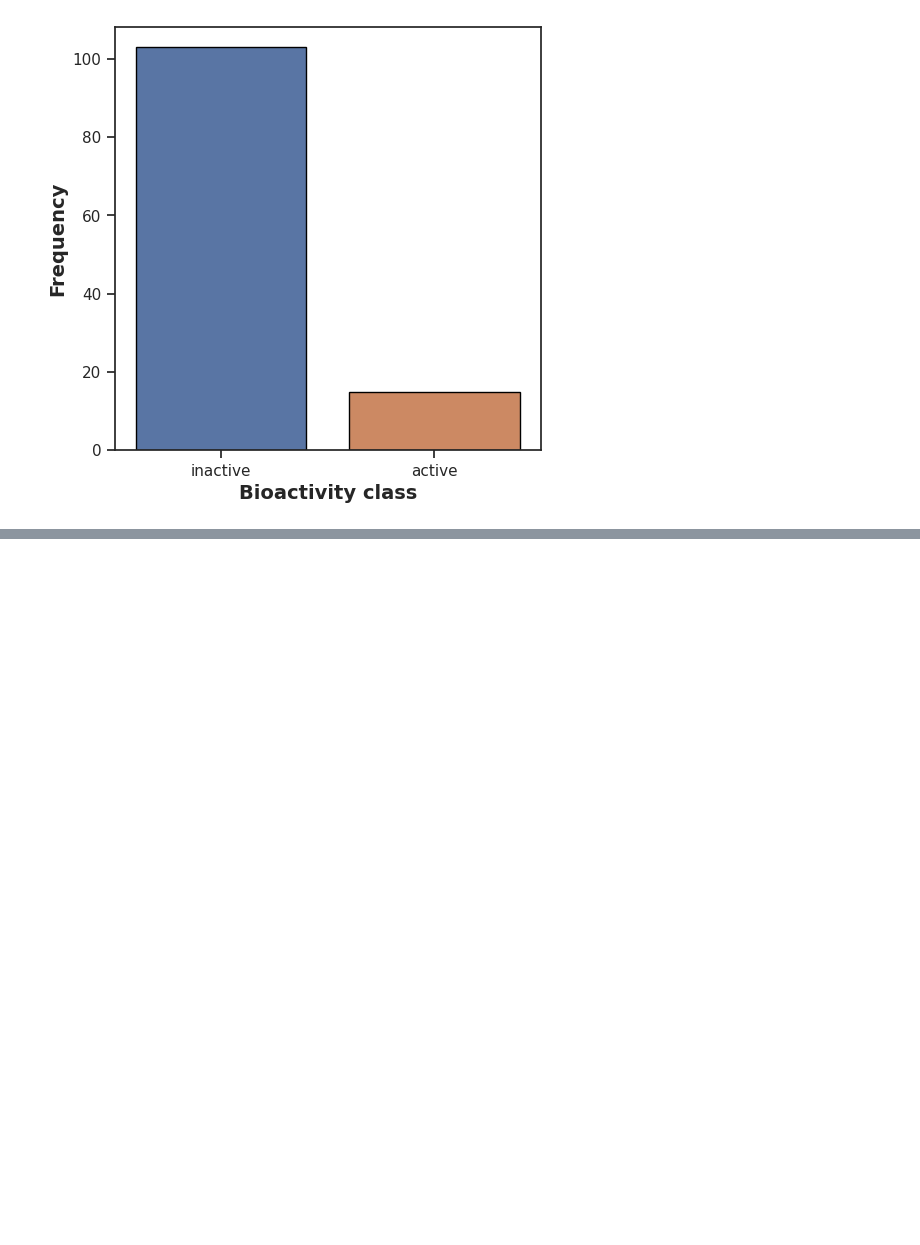
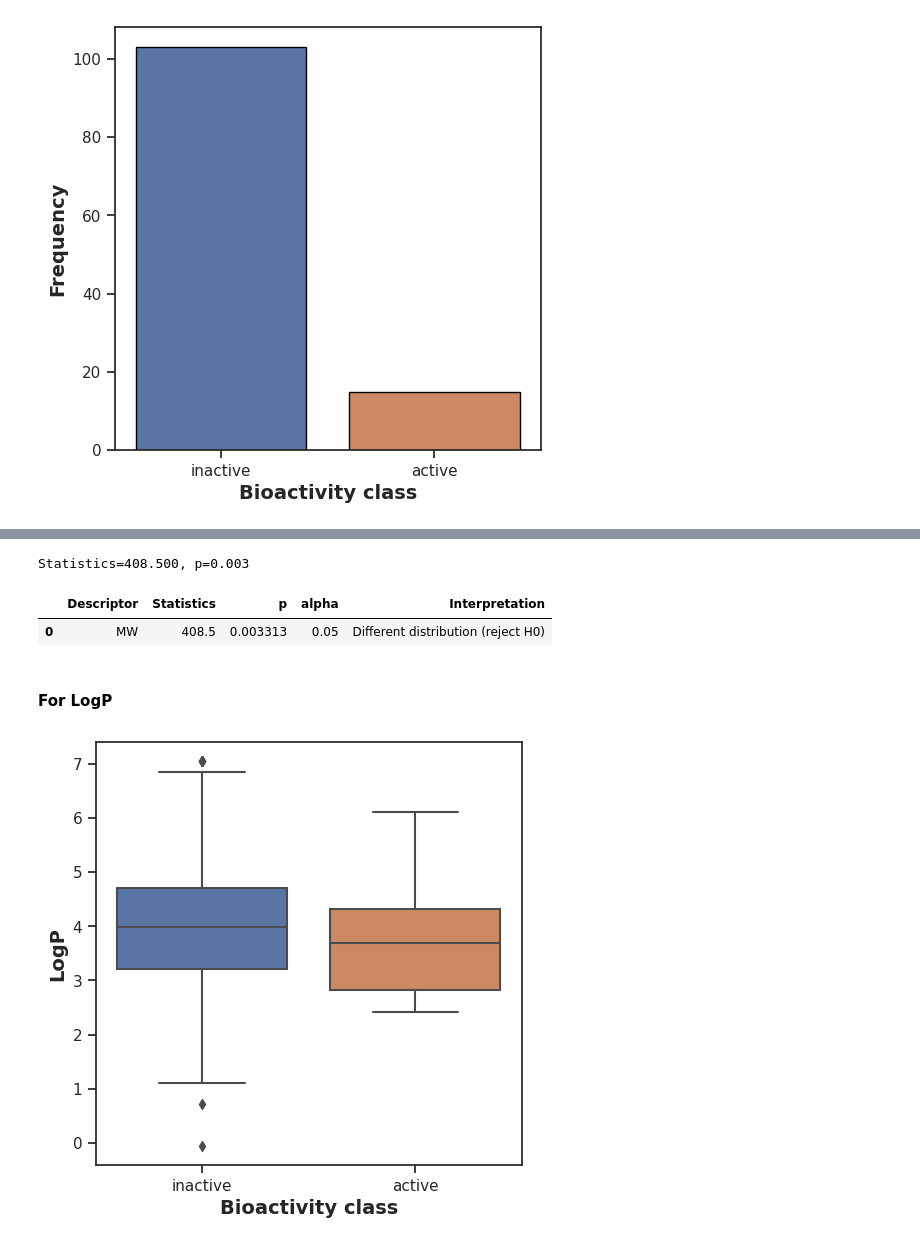
Before and after one commit to HyunsuLee/drug-discovery-ML, a Jupyter notebook: tutorial1-2.ipynb, the cells around one changed output, grey strips where cells are left out. Saved outputs shown, nothing was run; the diff lists cells and outputs as text; code cells hidden in the pictures; blank space fills up the shorter version.

```diff
--- a/tutorial1-2.ipynb
+++ b/tutorial1-2.ipynb
@@ -397,0 +488,19 @@ plt.savefig('./images/plot_bioactivity_class.pdf')
+# %%
+mannwhitney('MW')
+# %% [output]
+Statistics=408.500, p=0.003
+|  | Descriptor | Statistics | p | alpha | Interpretation |
+| 0 | MW | 408.5 | 0.003313 | 0.05 | Different distribution (reject H0) |
+# %% [markdown]
+#### For LogP
+# %%
+plt.figure(figsize=(5.5, 5.5))
+
+sns.boxplot(x = 'bioactivity_class', y = 'LogP', data = df_2class)
+
+plt.xlabel('Bioactivity class', fontsize=14, fontweight='bold')
+plt.ylabel('LogP', fontsize=14, fontweight='bold')
+
+plt.savefig('./images/plot_LogP.pdf')
+# %% [output]
+[figure, added]
```
Also changed, not shown: parts of 16 cells of this notebook.
